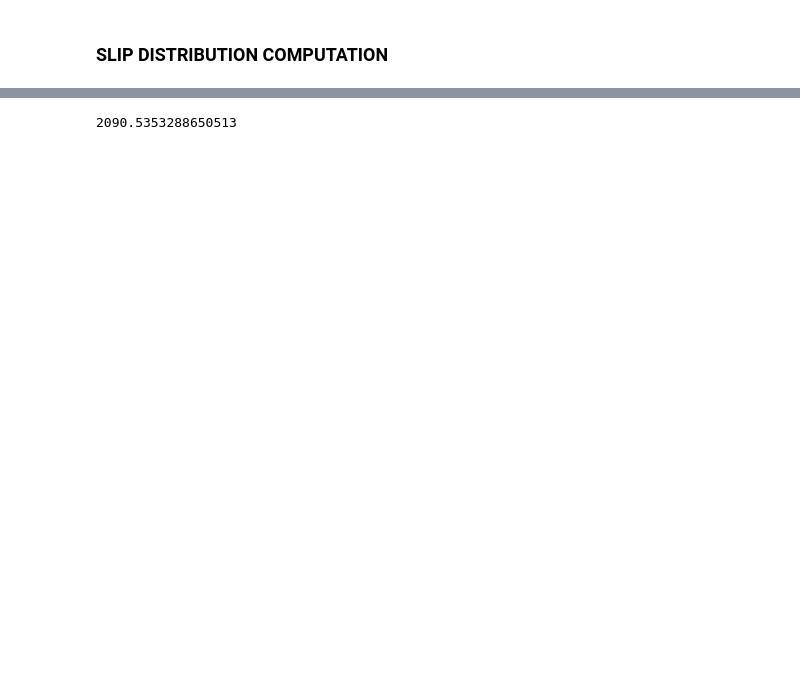
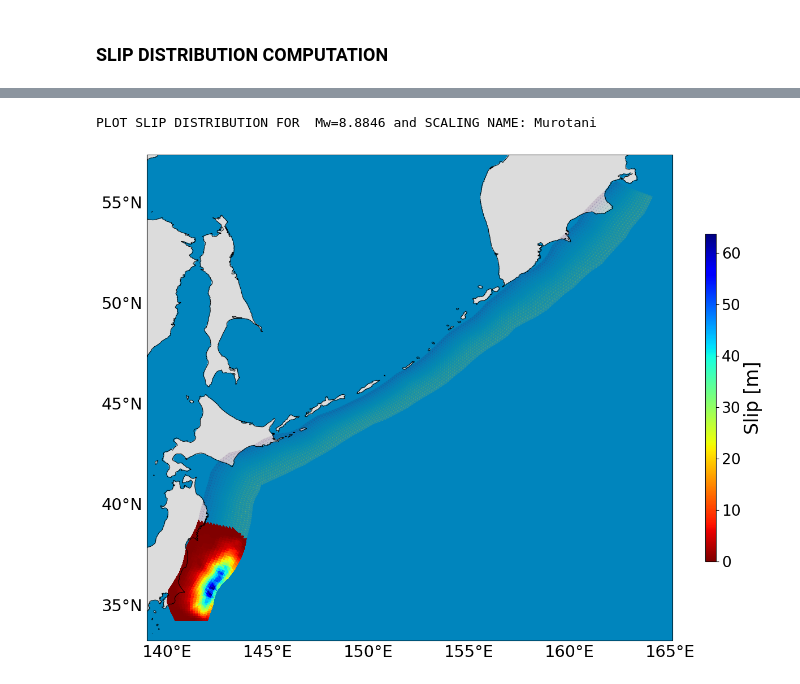
Before and after one commit to antonioscalaunina/pyANTI-FASc, a Jupyter notebook: bin/antifasc_main.ipynb, the cells around one changed output, grey strips where cells are left out. Saved outputs shown, nothing was run; the diff lists cells and outputs as text; code cells hidden in the pictures; blank space fills up the shorter version.

```diff
--- a/bin/antifasc_main.ipynb
+++ b/bin/antifasc_main.ipynb
@@ -201,5 +208,18 @@ Slab_obj.slip_distribution()
-# %%
-end_time = time.time()
-print( end_time - start_time)
-# %% [output]
-2090.5353288650513
+# %%
+#plot slip distribution for the specified combination of Mw and scaling name
+Mw=8.8846
+scaling='Murotani'
+Rupture_area_id=1
+
+print(f'PLOT SLIP DISTRIBUTION FOR  Mw={Mw} and SCALING NAME: {scaling}')
+
+fig = plt.figure(figsize=(15, 15))
+subplots=111
+#generate default basemap
+fig,ax=Slab_obj.plot_basemap(fig,subplots)
+
+#plot rupturing area
+Slab_obj.plot_slip_dist(Mw,scaling,Rupture_area_id,ax,fig,True,True)
+# %% [output]
+PLOT SLIP DISTRIBUTION FOR  Mw=8.8846 and SCALING NAME: Murotani
+[figure, added]
```
Also changed, not shown: parts of 16 cells of this notebook.
